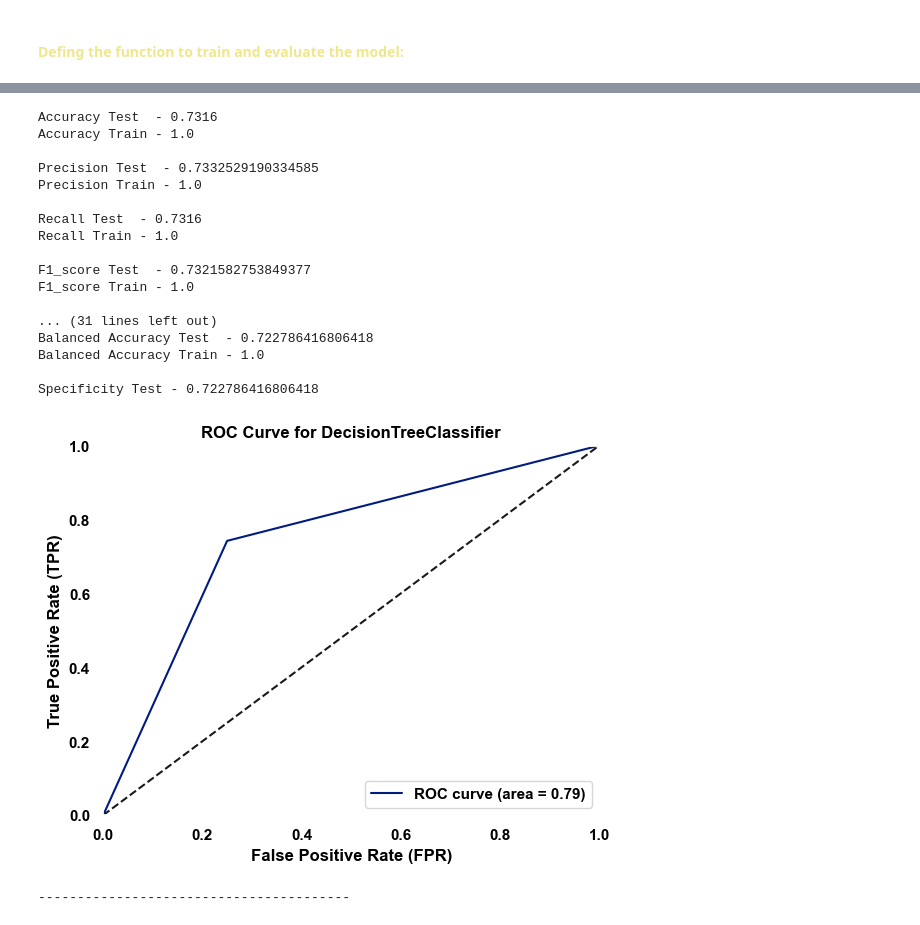
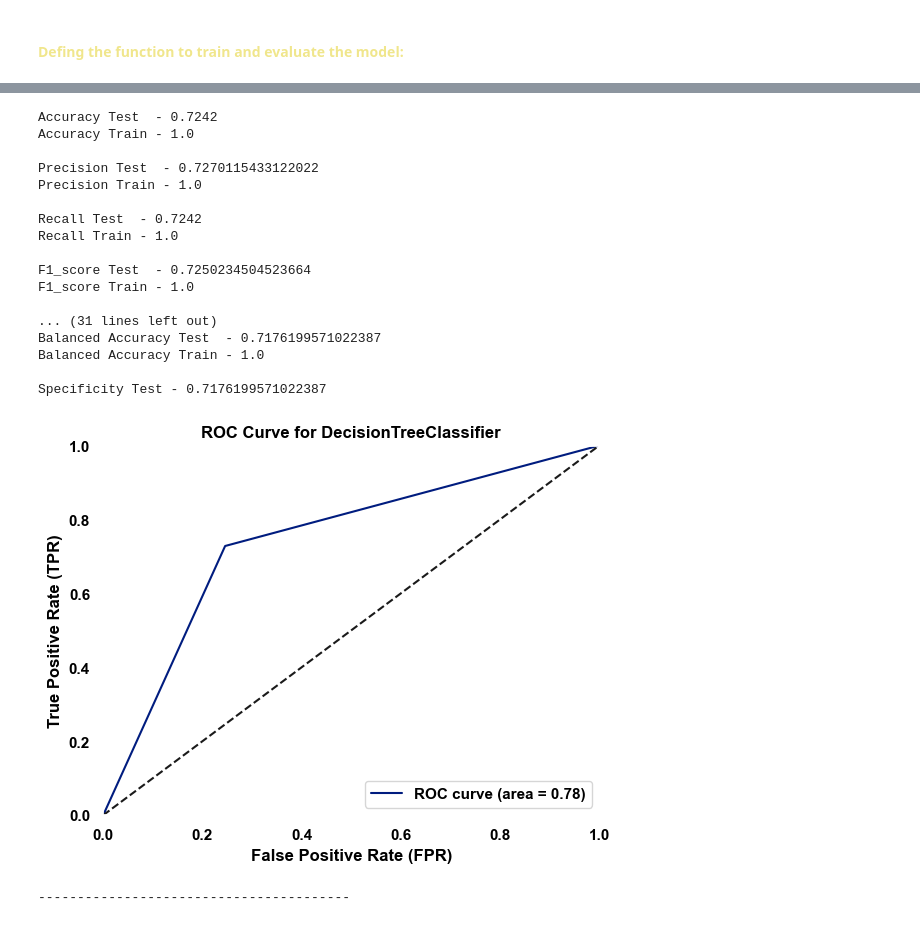
Before and after one commit to Santhosh-Analytics/Banking_Analytics, a Jupyter notebook: Classification.ipynb, the cells around one changed output, grey strips where cells are left out. Saved outputs shown, nothing was run; the diff lists cells and outputs as text; code cells hidden in the pictures.

```diff
--- a/Classification.ipynb
+++ b/Classification.ipynb
@@ -105,5 +125,5 @@ print(features,'\n',len(features))
 # %%
-x = df.drop('credit_score',axis=1)
+x = df.drop(['credit_score','Mortgage Loan', 'Home Equity Loan','Credit-Builder Loan', 'Payday Loan', 'Personal Loan','Debt Consolidation Loan', 'Student Loan', 'Auto Loan','credit_inquiry_per_loan', ],axis=1)
 y = df[['credit_score']]
 # %%
 x.describe()
@@ -214,23 +270,23 @@ def evaluate_model(model, x_train, y_train, x_test, y_test, color_positive='\033
 # %%
-DT_Classifier = DecisionTreeClassifier(random_state=42)
-evaluate_model(DT_Classifier, x_train, y_train, x_test, y_test)
+DT_Classifier = DecisionTreeClassifier(max_depth=None,random_state=42)
+evaluate_model(DT_Classifier, x_train_scaled, y_train, x_test_scaled, y_test)
 # %% [output]
-Accuracy Test  - 0.7316
+Accuracy Test  - 0.7242
 Accuracy Train - 1.0
 
-Precision Test  - 0.7332529190334585
+Precision Test  - 0.7270115433122022
 Precision Train - 1.0
 
-Recall Test  - 0.7316
+Recall Test  - 0.7242
 Recall Train - 1.0
 
-F1_score Test  - 0.7321582753849377
+F1_score Test  - 0.7250234504523664
 F1_score Train - 1.0
 
 ... (31 lines left out)
-Balanced Accuracy Test  - 0.722786416806418
+Balanced Accuracy Test  - 0.7176199571022387
 Balanced Accuracy Train - 1.0
 
-Specificity Test - 0.722786416806418
+Specificity Test - 0.7176199571022387
-[figure, old version]
+[figure, new version]
 ----------------------------------------
```
Also changed, not shown: parts of 17 cells of this notebook.
